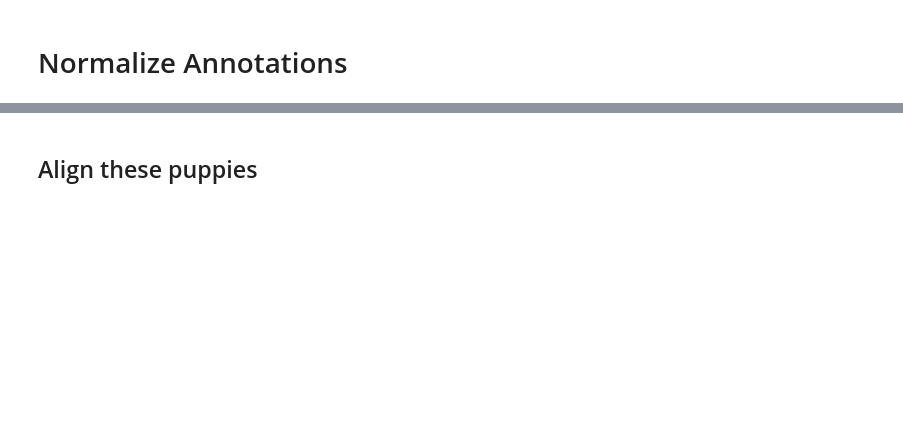
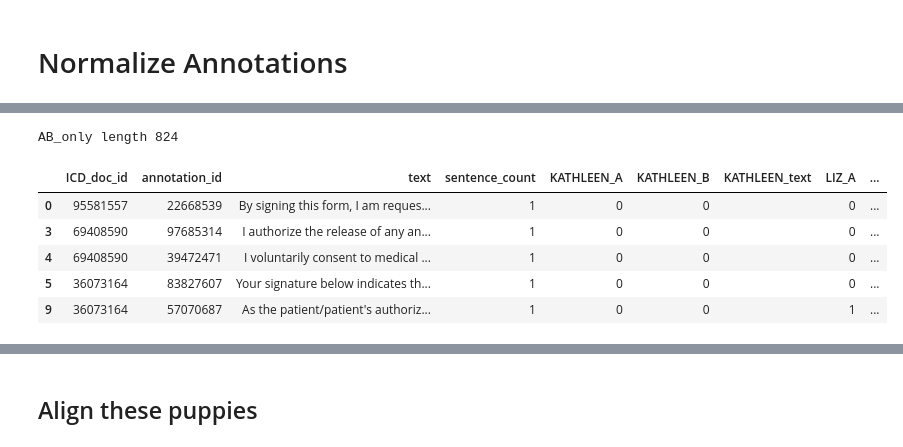
Before and after one commit to CooperStansbury/annotation_tools, a Jupyter notebook: notebooks/align_annotations.ipynb, the cells around one changed output, grey strips where cells are left out. Saved outputs shown, nothing was run; the diff lists cells and outputs as text; code cells hidden in the pictures; blank space fills up the shorter version.

```diff
--- a/notebooks/align_annotations.ipynb
+++ b/notebooks/align_annotations.ipynb
@@ -243,0 +220,50 @@ Name: 2056, dtype: object
+# %%
+"""
+GOAL: reduce multi-row annotations based on unique text spans
+
+(1) for each uniquely annotated sentence
+(2) find all annotations of that sentence
+(2) set new columns based on annotations
+"""
+
+
+for idx, row in AB_only.iterrows():
+    did, aid = row['ICD_doc_id'], row['annotation_id']
+
+    matches = df[(df['ICD_doc_id'] == did) & (df['annotation_id'] == aid)]
+
+    for midx, match_row in matches.iterrows():
+        if row['sentence_count'] == match_row['sentence_count']:
+            annotator = match_row['annotator']
+            A_val = match_row['A']
+            B_val = match_row['B']
+            matched_text = match_row['text']
+
+            ## normalize each row of the data frame
+
+            AB_only.at[idx,'KAYCEE_A'] = A_val if annotator == 'KAYCEE' else 0
+            AB_only.at[idx,'KAYCEE_B'] = B_val if annotator == 'KAYCEE' else 0
+            AB_only.at[idx,'KAYCEE_text'] = matched_text if annotator == 'KAYCEE' else ""
+            AB_only.at[idx,'LIZ_A'] = A_val if annotator == 'LIZ' else 0
+            AB_only.at[idx,'LIZ_B'] = B_val if annotator == 'LIZ' else 0
+            AB_only.at[idx,'LIZ_text'] = matched_text if annotator == 'LIZ' else ""
+            AB_only.at[idx,'KATHLEEN_A'] = A_val if annotator == 'KATHLEEN' else 0
+            AB_only.at[idx,'KATHLEEN_B'] = B_val if annotator == 'KATHLEEN' else 0
+            AB_only.at[idx,'KATHLEEN_text'] = matched_text if annotator == 'KATHLEEN' else ""
+            AB_only.at[idx,'KATHLEEN_text'] = matched_text if annotator == 'KATHLEEN' else ""
+
+
+AB_only.to_csv("processed_annotations/NORMALIZED_AB_ONLY.csv")
+
+print(f"AB_only length {len(AB_only)}") # expect 824
+# %% [output]
+AB_only length 824
+# %%
+AB_only.head()
+# %% [output]
+|  | ICD_doc_id | annotation_id | text | sentence_count | KATHLEEN_A | KATHLEEN_B | KATHLEEN_text | LIZ_A | ... |
+| 0 | 95581557 | 22668539 | By signing this form, I am reques... | 1 | 0 | 0 |  | 0 | ... |
+| 3 | 69408590 | 97685314 | I authorize the release of any an... | 1 | 0 | 0 |  | 0 | ... |
+| 4 | 69408590 | 39472471 | I voluntarily consent to medical ... | 1 | 0 | 0 |  | 0 | ... |
+| 5 | 36073164 | 83827607 | Your signature below indicates th... | 1 | 0 | 0 |  | 0 | ... |
+| 9 | 36073164 | 57070687 | As the patient/patient's authoriz... | 1 | 0 | 0 |  | 1 | ... |
```
Also changed, not shown: parts of 20 cells of this notebook, 1 other file.
